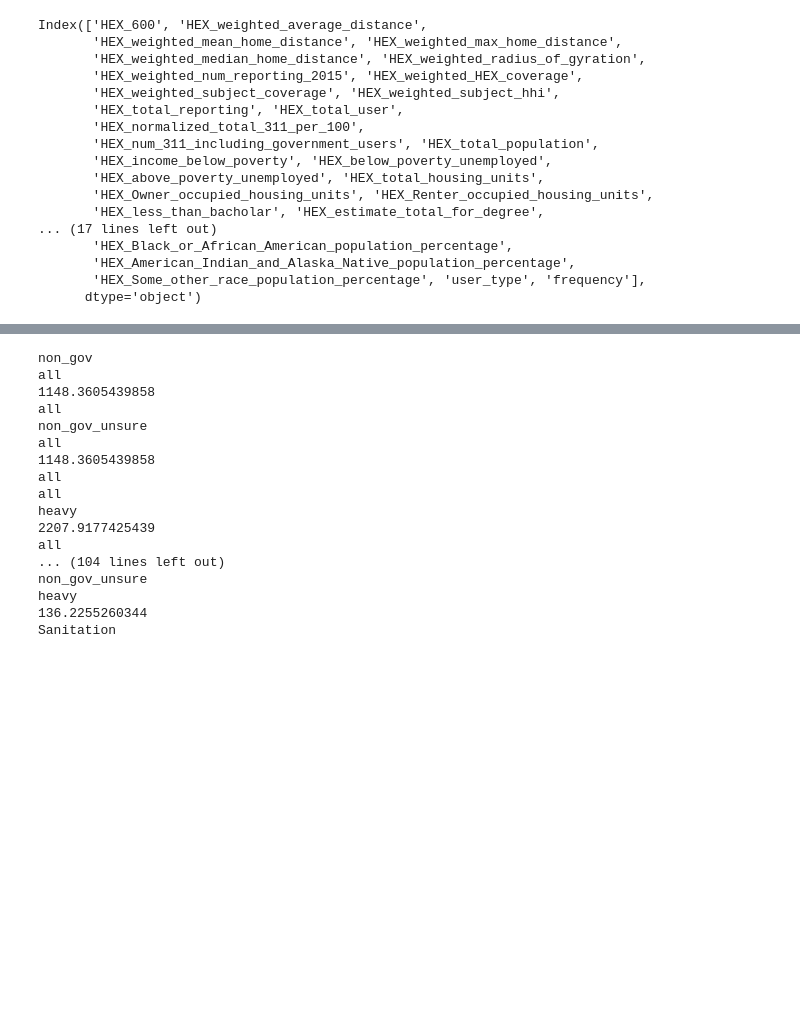
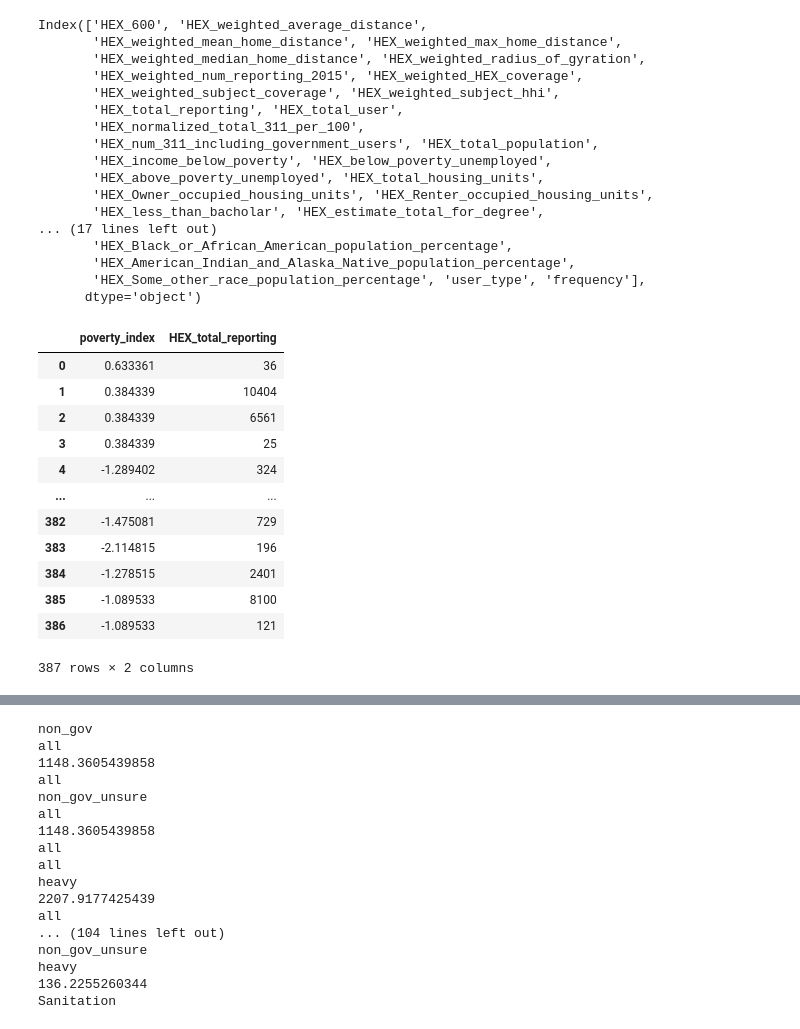
Before and after one commit to nsf311/web, a Jupyter notebook: server/src/scripts/importDataToMongo.ipynb, the cells around one changed output, grey strips where cells are left out. Saved outputs shown, nothing was run; the diff lists cells and outputs as text; code cells hidden in the pictures; blank space fills up the shorter version.

```diff
--- a/server/src/scripts/importDataToMongo.ipynb
+++ b/server/src/scripts/importDataToMongo.ipynb
@@ -37,3 +38,19 @@ Index(['HEX_600', 'HEX_weighted_average_distance',
        'HEX_American_Indian_and_Alaska_Native_population_percentage',
        'HEX_Some_other_race_population_percentage', 'user_type', 'frequency'],
       dtype='object')
+# %%
+data_all[['poverty_index', 'HEX_total_reporting']]
+# %% [output]
+|  | poverty_index | HEX_total_reporting |
+| 0 | 0.633361 | 36 |
+| 1 | 0.384339 | 10404 |
+| 2 | 0.384339 | 6561 |
+| 3 | 0.384339 | 25 |
+| 4 | -1.289402 | 324 |
+| ... | ... | ... |
+| 382 | -1.475081 | 729 |
+| 383 | -2.114815 | 196 |
+| 384 | -1.278515 | 2401 |
+| 385 | -1.089533 | 8100 |
+| 386 | -1.089533 | 121 |
+387 rows × 2 columns
```
Also changed, not shown: parts of 2 cells of this notebook, 1 other file.
